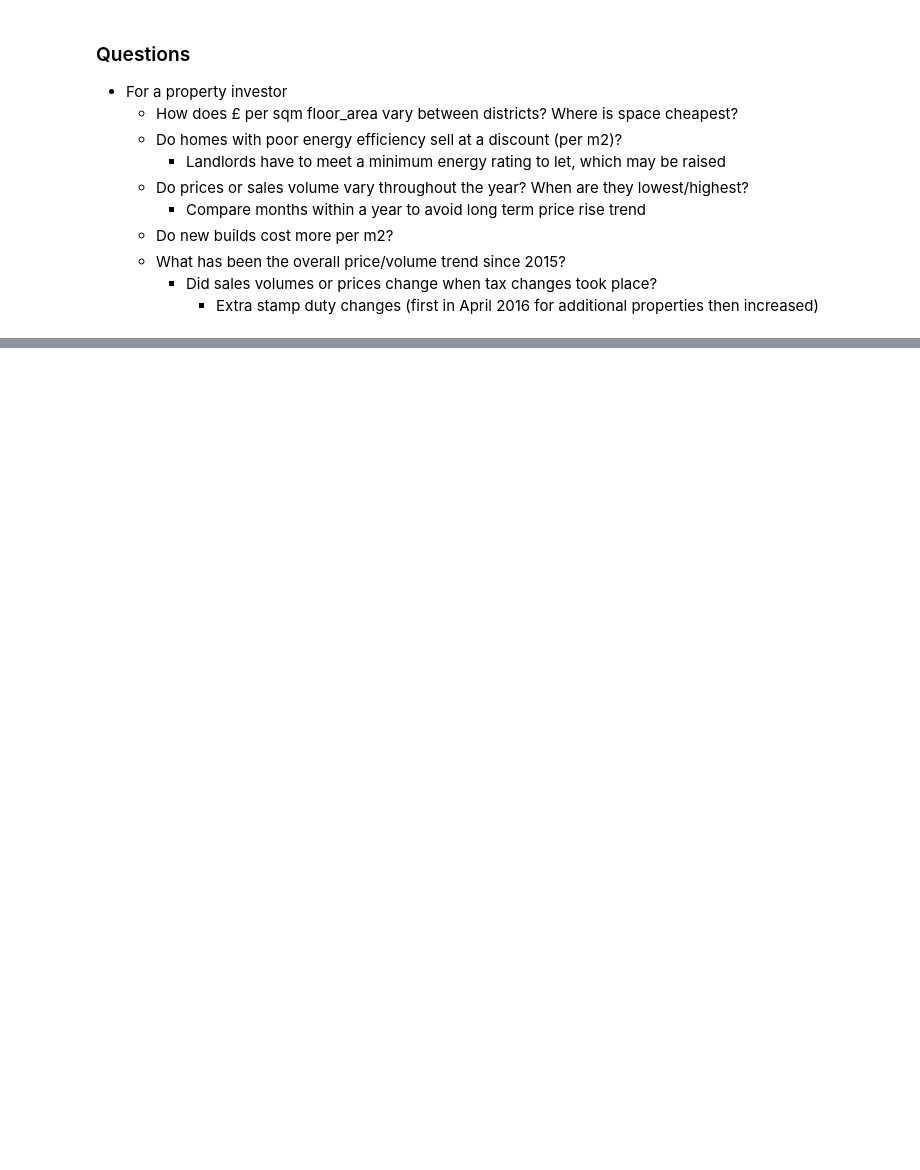
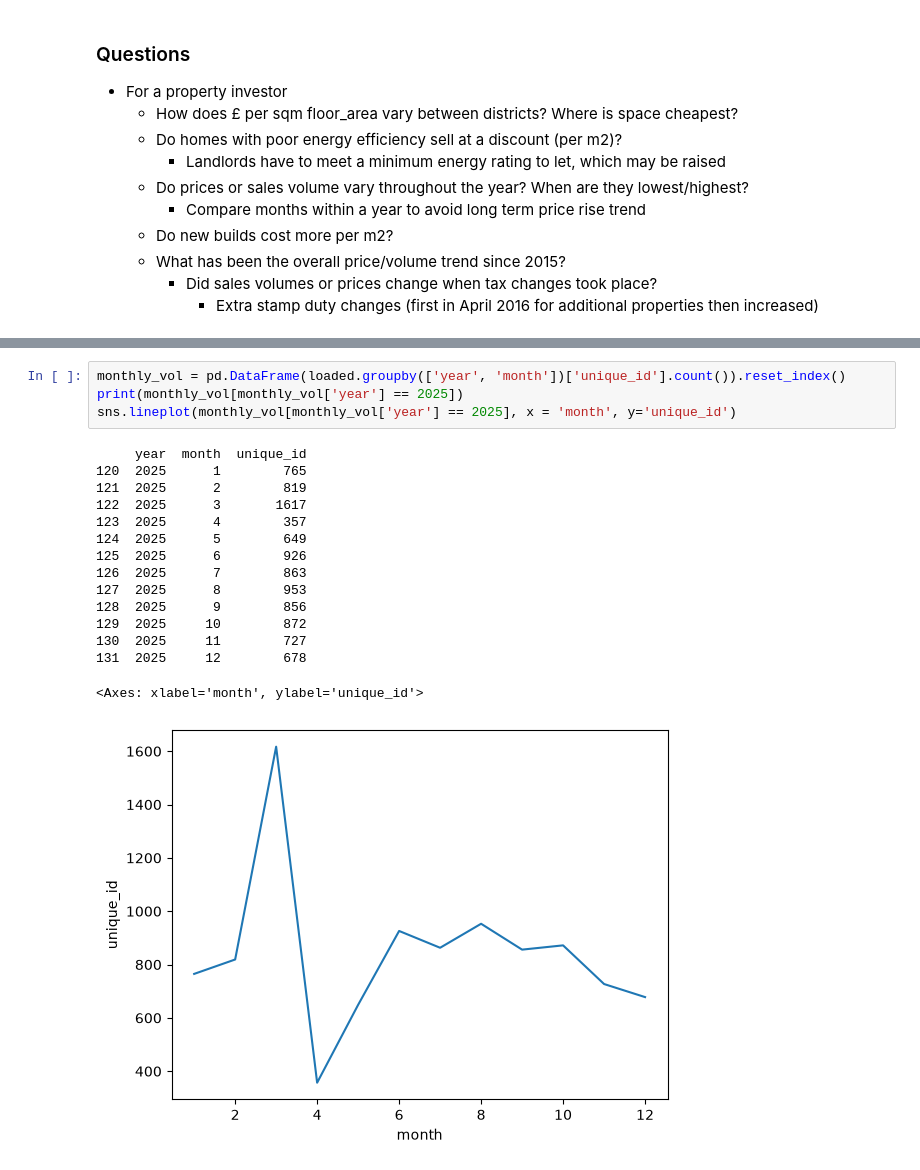
Before and after one commit to TomSCarter/oxfordshire-house-prices-dashboard, a Jupyter notebook: week_12_visuals_dashboards.ipynb, the cells around one changed output, grey strips where cells are left out. Cells and saved outputs as stored; diff of their text form; blank space fills up the shorter version.

```diff
--- a/week_12_visuals_dashboards.ipynb
+++ b/week_12_visuals_dashboards.ipynb
@@ -55,0 +93,20 @@ Name: count, dtype: int64
+# %%
+monthly_vol = pd.DataFrame(loaded.groupby(['year', 'month'])['unique_id'].count()).reset_index()
+print(monthly_vol[monthly_vol['year'] == 2025])
+sns.lineplot(monthly_vol[monthly_vol['year'] == 2025], x = 'month', y='unique_id')
+# %% [output]
+     year  month  unique_id
+120  2025      1        765
+121  2025      2        819
+122  2025      3       1617
+123  2025      4        357
+124  2025      5        649
+125  2025      6        926
+126  2025      7        863
+127  2025      8        953
+128  2025      9        856
+129  2025     10        872
+130  2025     11        727
+131  2025     12        678
+<Axes: xlabel='month', ylabel='unique_id'>
+[figure, added]
```
Also changed, not shown: parts of 14 cells of this notebook, 1 other file.
